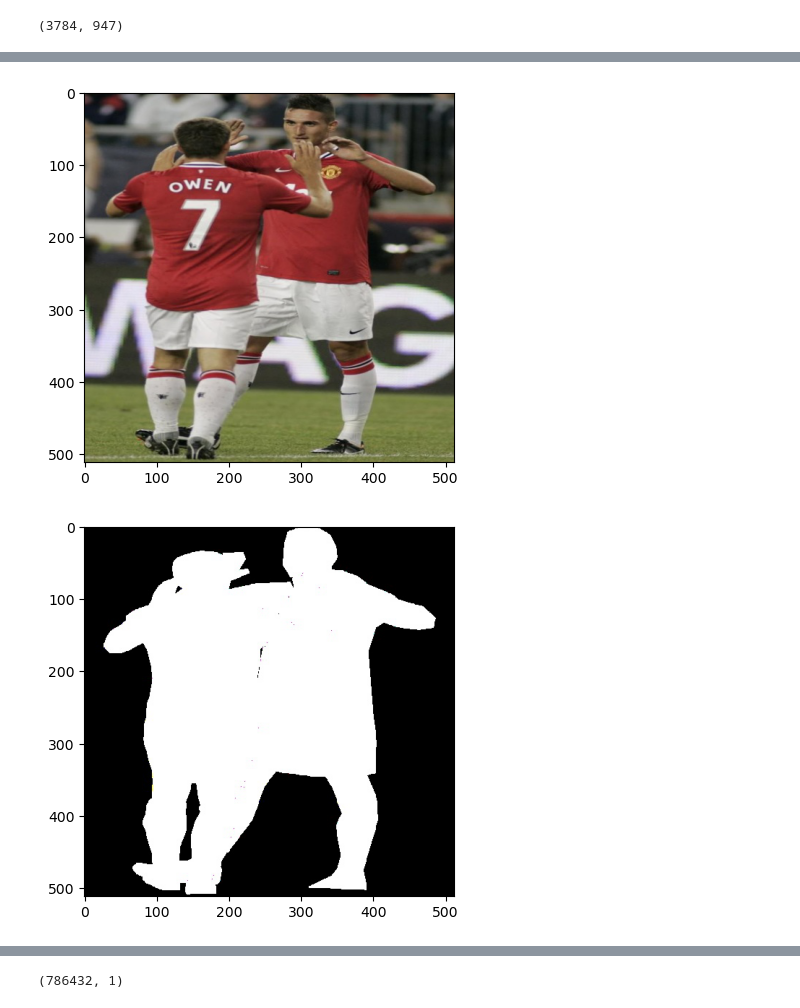
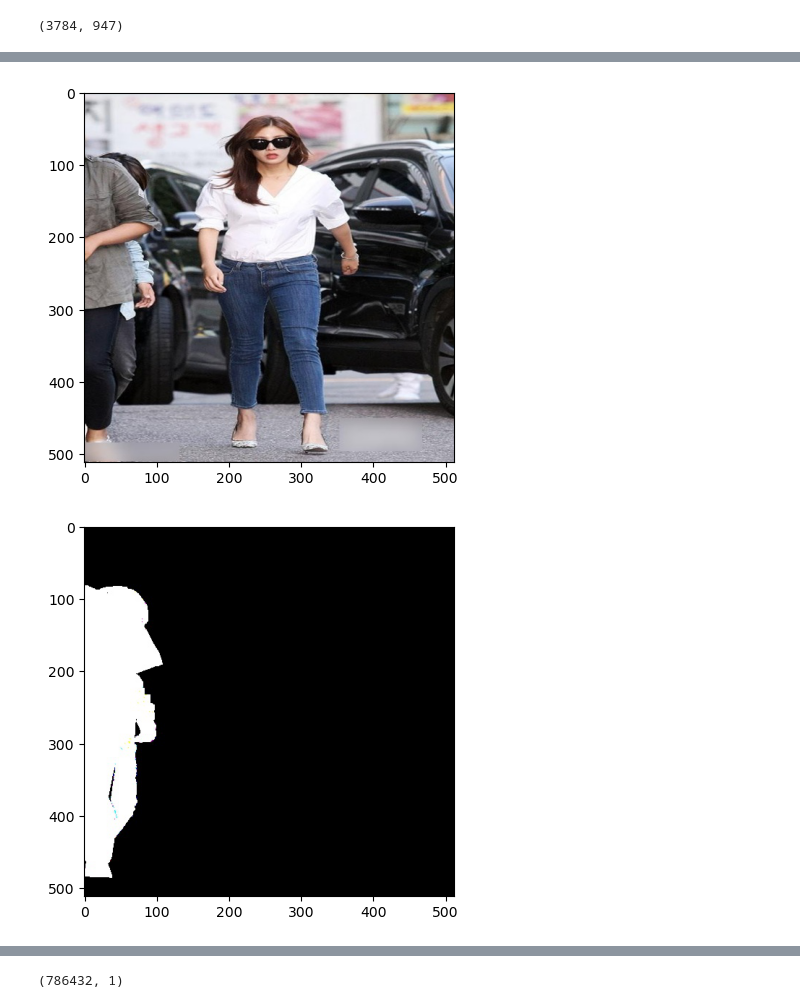
Before and after one commit to AsimWattoo/LiveImageSegmentor, a Jupyter notebook: ImageSegmenter.ipynb, the cells around one changed output, grey strips where cells are left out. Saved outputs shown, nothing was run; the diff lists cells and outputs as text; code cells hidden in the pictures.

```diff
--- a/ImageSegmenter.ipynb
+++ b/ImageSegmenter.ipynb
@@ -14,0 +25,6 @@ from tensorflow.keras.models import load_model
+# %%
+image_path = x_images[7]
+print(image_path)
+image = cv2.imread(f'{dataset_x_path}{image_path}')
+image = cv2.cvtColor(image, cv2.COLOR_BGR2RGB)
+plt.imshow(image)
@@ -14,0 +35,4 @@ from tensorflow.keras.models import load_model
+# %%
+def apply_filter(image):
+    new_image = cv2.convertScaleAbs(image, 10, 2)
+    return new_image
@@ -14,0 +50,7 @@ from tensorflow.keras.models import load_model
+# %%
+for i in tqdm(range(0,len(x_images))):
+    image_path = x_images[i]
+    image = cv2.imread(f'{dataset_x_path}{image_path}')
+    image = cv2.cvtColor(image, cv2.COLOR_RGB2GRAY)
+    new_image = apply_filter(image.astype(np.uint8))
+    cv2.imwrite(f'{modified_image_directory}{image_path}', new_image)
@@ -175,11 +213,11 @@ def show_image(name, train = True):
     image = plt.imread(f'{dataset_x_path if train else dataset_y_path}{name}')
     plt.imshow(image)
 # %%
-show_image(test_image_x[20])
+show_image(test_image_x[5])
 # %% [output]
-[figure, old version]
+[figure, new version]
 # %%
-show_image(test_image_y[20],False)
+show_image(test_image_y[5],False)
 # %% [output]
-[figure, old version]
+[figure, new version]
 # %%
```
Also changed, not shown: parts of 24 cells of this notebook, 1 other file.
